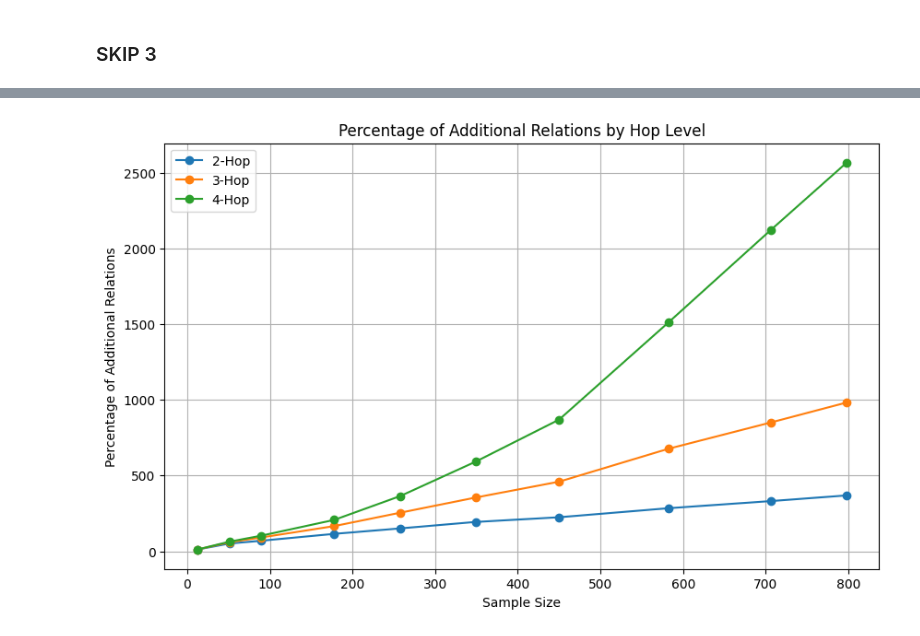
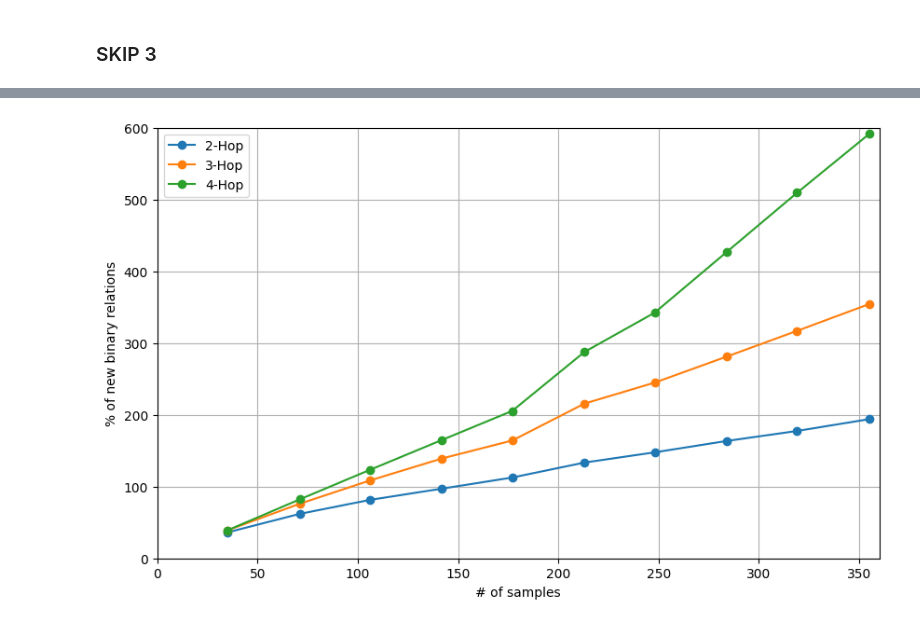
Before and after one commit to sqiprasanna/biomedical-relation-extraction, a Jupyter notebook: KG_testing_gad.ipynb, the cells around one changed output, grey strips where cells are left out. Cells and saved outputs as stored; diff of their text form; code cells hidden in the pictures.

```diff
--- a/KG_testing_gad.ipynb
+++ b/KG_testing_gad.ipynb
@@ -111,9 +111,9 @@ dataset = "gad"
 # sample_size = 20
 for seed in seeds:
     print(f"SEED value: {seed}")
-    for sample_size in  [12, 51, 89, 178, 258, 349, 450, 582, 706, 798]:
-        kb_ = pd.read_csv(f"/home/016651544/gemma/datasets/gad_samples/{seed}/processed_csvs_skip_2_gad/{sample_size}_sample_val_{dataset}.csv")
-        original_sample = pd.read_csv(f"/home/016651544/gemma/datasets/gad_samples/{seed}/{sample_size}_sample_val_{dataset}.csv")
+    for sample_size in [35,71,106,142,177,213,248,284,319,355]:
+        kb_ = pd.read_csv(f"/home/016651544/gemma/datasets/gad_samples_generate/{seed}/skip2/{sample_size}_sample_val_{dataset}.csv")
+        original_sample = pd.read_csv(f"/home/016651544/gemma/datasets/gad_samples_generate/{seed}/{sample_size}_sample_val_{dataset}.csv")
         # full_data = pd.read_csv(f"/home/016651544/gemma/{dataset}_unmasked.csv")
         # Create tuples of entity combinations in both dataframes
         original_sample['entity_pair'] = original_sample.apply(lambda row: tuple(sorted([row['gene_mention'].lower(), row['disease_mention'].lower()])), axis=1)
@@ -200,9 +200,9 @@ dataset = "gad"
 # sample_size = 20
 for seed in seeds:
     print(f"SEED value: {seed}")
-    for sample_size in  [12, 51, 89, 178, 258, 349, 450, 582, 706, 798]:
-        kb_ = pd.read_csv(f"/home/016651544/gemma/datasets/gad_samples/{seed}/processed_csvs_skip_3_gad/{sample_size}_sample_val_{dataset}.csv")
-        original_sample = pd.read_csv(f"/home/016651544/gemma/datasets/gad_samples/{seed}/{sample_size}_sample_val_{dataset}.csv")
+    for sample_size in [35,71,106,142,177,213,248,284,319,355]:
+        kb_ = pd.read_csv(f"/home/016651544/gemma/datasets/gad_samples_generate/{seed}/skip3/{sample_size}_sample_val_{dataset}.csv")
+        original_sample = pd.read_csv(f"/home/016651544/gemma/datasets/gad_samples_generate/{seed}/{sample_size}_sample_val_{dataset}.csv")
         # full_data = pd.read_csv(f"/home/016651544/gemma/{dataset}_unmasked.csv")
         # Create tuples of entity combinations in both dataframes
         original_sample['entity_pair'] = original_sample.apply(lambda row: tuple(sorted([row['gene_mention'].lower(), row['disease_mention'].lower()])), axis=1)
@@ -341,6 +341,6 @@ average_df_3
 # %%
-df_final = pd.merge(average_df_1, average_df_2, on = ['% sample_size','# of relations'], how="inner")
-df_final = pd.merge(df_final, average_df_3, on = ['% sample_size','# of relations'], how="inner")
+df_final = pd.merge(average_df_1, average_df_2, on = ['% sample_size'], how="inner")
+df_final = pd.merge(df_final, average_df_3, on = ['% sample_size'], how="inner")
 # %%
 df_final.drop(columns = ['seed','seed_x','seed_y'],inplace=True)
 # %%
@@ -362,6 +362,6 @@ columns = ['# of relations','# of additional relations skip 1','# of additional
        '% of additional relations skip 1', '% of additional relations skip 2',
        '% of additional relations skip 3']
 df_final[columns] = df_final[columns].round(2)
-df_final['sample_size'] = [12, 51, 89, 178, 258, 349, 450, 582, 706, 798]
+df_final.rename(columns = {'% sample_size':'sample_size'},inplace=True)
 df_final
 # %% [output]
@@ -395,16 +395,20 @@ df_final[cols]
 # %%
 import matplotlib.pyplot as plt
 plt.figure(figsize=(10, 6))
 plt.plot(df_final['sample_size'], df_final['% of additional relations skip 1'], label='2-Hop', marker='o')
 plt.plot(df_final['sample_size'], df_final['% of additional relations skip 2'], label='3-Hop', marker='o')
 plt.plot(df_final['sample_size'], df_final['% of additional relations skip 3'], label='4-Hop', marker='o')
 
 # Labeling
-plt.title('Percentage of Additional Relations by Hop Level')
-plt.xlabel('Sample Size')
-plt.ylabel('Percentage of Additional Relations')
-plt.legend()
+# Adjusting the x-axis and y-axis as per request
+plt.ylim(0, 600)  # Y-axis now goes up to 500
+plt.xlim(0, 360)  # X-axis now goes up to 800
+# plt.title('Percentage of Additional Relations by Hop Level')
+# plt.axhline(y=400,color = 'r', linestyle='dotted')
+plt.xlabel('# of samples')
+plt.ylabel('% of new binary relations')
+plt.legend(loc='upper left')
 plt.grid(True)
 plt.show()
 # %% [output]
-[figure, old version]
+[figure, new version]
```
Also changed, not shown: parts of 14 cells of this notebook, 25 other files.
